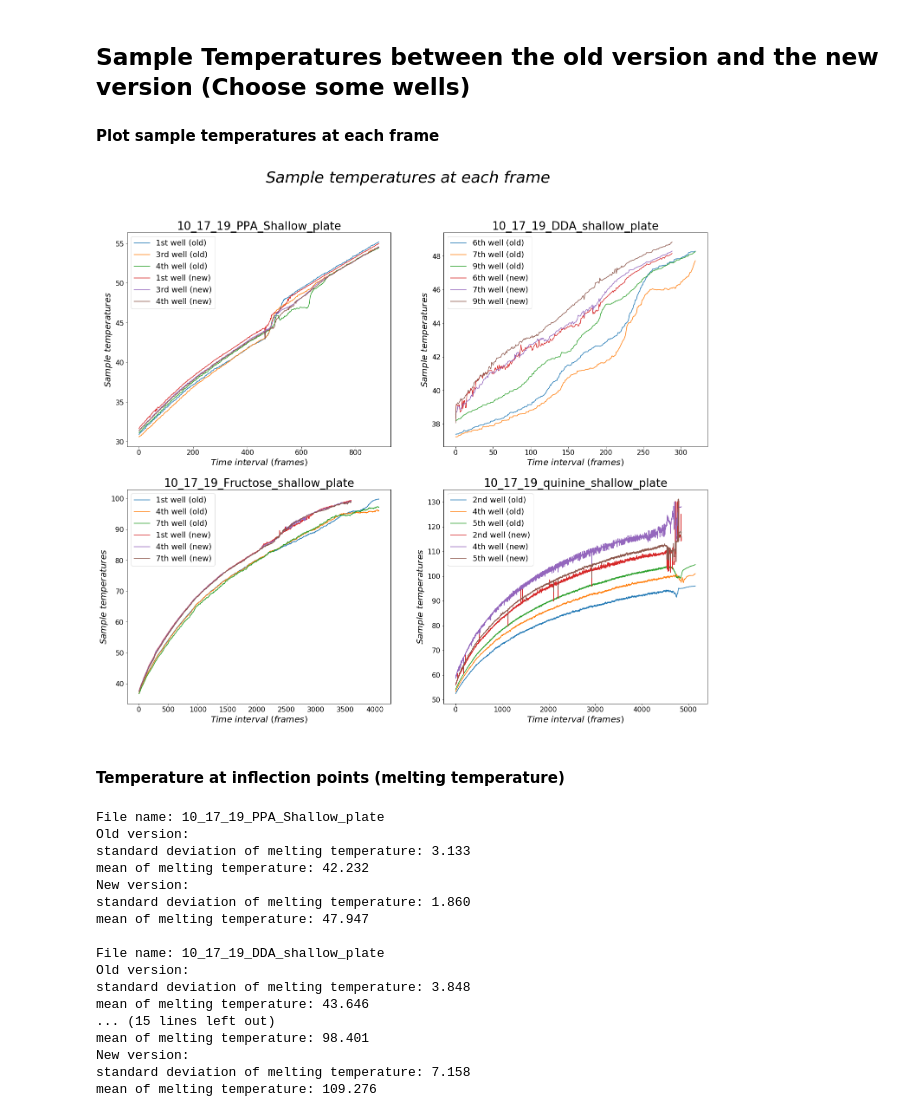
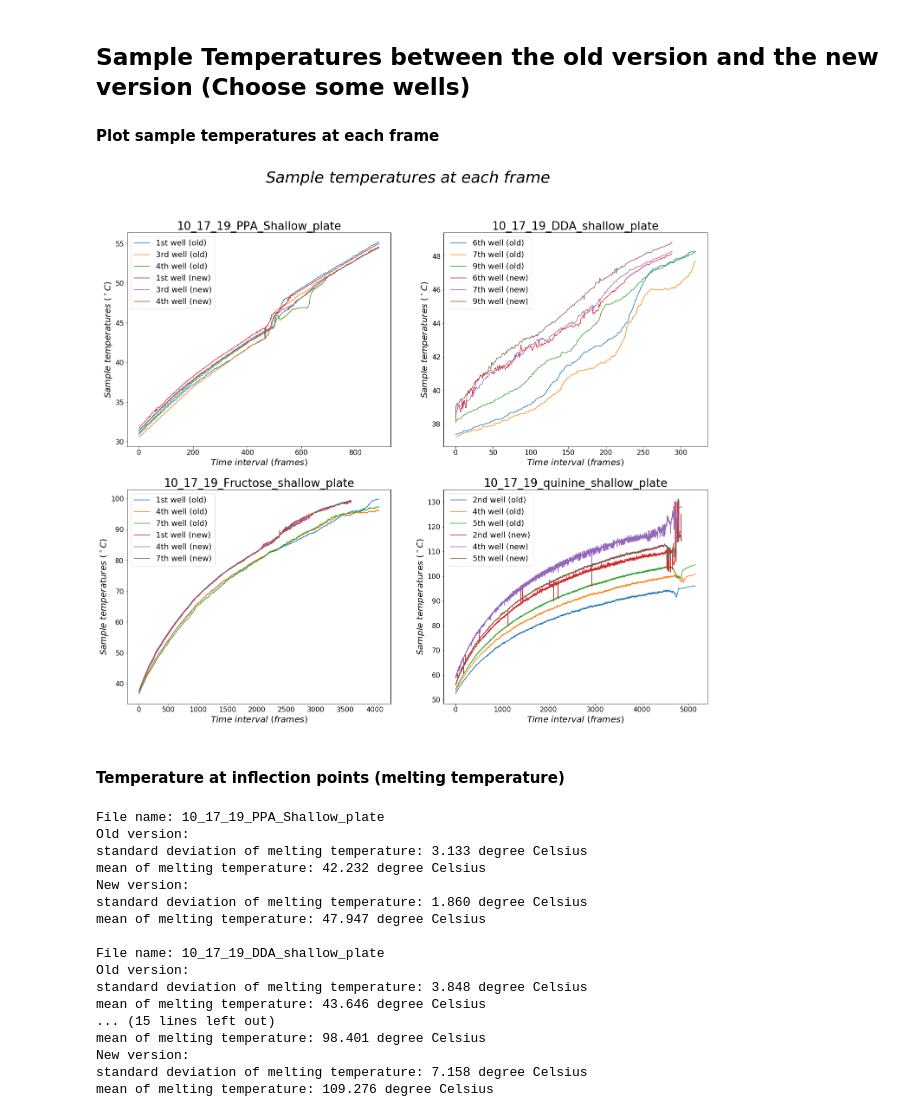
Before and after one commit to ng-git/musical-robot-ver2, a Jupyter notebook: Comparison.ipynb, the cells around one changed output. Cells and saved outputs as stored; diff of their text form; code cells hidden in the pictures.

```diff
--- a/Comparison.ipynb
+++ b/Comparison.ipynb
@@ -353,7 +335,7 @@ ax1.plot(range(len(s_temp_new_group[0][0])), s_temp_new_group[0][3], label='4th
 # ax1.plot(range(len(s_temp_new_group[0][0])), s_temp_new_group[0][8], label='9th well (new)')
 ax1.set_title("10_17_19_PPA_Shallow_plate", fontsize=26)
 ax1.set_xlabel("$Time$ $interval$ $(frames)$", fontsize=20)
-ax1.set_ylabel("$Sample$ $temperatures$", fontsize=20)
+ax1.set_ylabel("$Sample$ $temperatures$ $(^\circ C)$", fontsize=20)
 ax1.legend(fontsize=18, loc=2)
 ax1.xaxis.set_tick_params(labelsize=16)
 ax1.yaxis.set_tick_params(labelsize=16)
@@ -378,7 +360,7 @@ ax2.plot(range(len(s_temp_new_group[1][0])), s_temp_new_group[1][6], label='7th
 ax2.plot(range(len(s_temp_new_group[1][0])), s_temp_new_group[1][8], label='9th well (new)')
 ax2.set_title("10_17_19_DDA_shallow_plate", fontsize=26)
 ax2.set_xlabel("$Time$ $interval$ $(frames)$", fontsize=20)
-ax2.set_ylabel("$Sample$ $temperatures$", fontsize=20)
+ax2.set_ylabel("$Sample$ $temperatures$ $(^\circ C)$", fontsize=20)
 ax2.legend(fontsize=18, loc=2)
 ax2.xaxis.set_tick_params(labelsize=16)
 ax2.yaxis.set_tick_params(labelsize=16)
@@ -403,38 +385,38 @@ ax3.plot(range(len(s_temp_new_group[2][0])), s_temp_new_group[2][6], label='7th
 # ax3.plot(range(len(s_temp_new_group[2][0])), s_temp_new_group[2][8], label='9th well (new)')
 ax3.set_title("10_17_19_Fructose_shallow_plate", fontsize=26)
 ax3.set_xlabel("$Time$ $interval$ $(frames)$", fontsize=20)
-ax3.set_ylabel("$Sample$ $temperatures$", fontsize=20)
+ax3.set_ylabel("$Sample$ $temperatures$ $(^\circ C)$", fontsize=20)
 ax3.legend(fontsize=18, loc=2)
 ax3.xaxis.set_tick_params(labelsize=16)
 ax3.yaxis.set_tick_params(labelsize=16)
 ax4 = chosen_temp_figure.add_subplot(224)
 # ax4.plot(range(len(s_temp_old_group[3][0])), s_temp_old_group[3][0], label='1st well (old)')
 ax4.plot(range(len(s_temp_old_group[3][0])), s_temp_old_group[3][1], label='2nd well (old)')
 # ax4.plot(range(len(s_temp_old_group[3][0])), s_temp_old_group[3][2], label='3rd well (old)')
 ax4.plot(range(len(s_temp_old_group[3][0])), s_temp_old_group[3][3], label='4th well (old)')
 ax4.plot(range(len(s_temp_old_group[3][0])), s_temp_old_group[3][4], label='5th well (old)')
 # ax4.plot(range(len(s_temp_old_group[3][0])), s_temp_old_group[3][5], label='6th well (old)')
 # ax4.plot(range(len(s_temp_old_group[3][0])), s_temp_old_group[3][6], label='7th well (old)')
 # ax4.plot(range(len(s_temp_old_group[3][0])), s_temp_old_group[3][7], label='8th well (old)')
 # ax4.plot(range(len(s_temp_old_group[3][0])), s_temp_old_group[3][8], label='9th well (old)')
 # ax4.plot(range(len(s_temp_new_group[3][0])), s_temp_new_group[3][0], label='1st well (new)')
 ax4.plot(range(len(s_temp_new_group[3][0])), s_temp_new_group[3][1], label='2nd well (new)')
 # ax4.plot(range(len(s_temp_new_group[3][0])), s_temp_new_group[3][2], label='3rd well (new)')
 ax4.plot(range(len(s_temp_new_group[3][0])), s_temp_new_group[3][3], label='4th well (new)')
 ax4.plot(range(len(s_temp_new_group[3][0])), s_temp_new_group[3][4], label='5th well (new)')
 # ax4.plot(range(len(s_temp_new_group[3][0])), s_temp_new_group[3][5], label='6th well (new)')
 # ax4.plot(range(len(s_temp_new_group[3][0])), s_temp_new_group[3][6], label='7th well (new)')
 # ax4.plot(range(len(s_temp_new_group[3][0])), s_temp_new_group[3][7], label='8th well (new)')
 # ax4.plot(range(len(s_temp_new_group[3][0])), s_temp_new_group[3][8], label='9th well (new)')
 ax4.set_title("10_17_19_quinine_shallow_plate", fontsize=26)
 ax4.set_xlabel("$Time$ $interval$ $(frames)$", fontsize=20)
-ax4.set_ylabel("$Sample$ $temperatures$", fontsize=20)
+ax4.set_ylabel("$Sample$ $temperatures$ $(^\circ C)$", fontsize=20)
 ax4.legend(fontsize=18, loc=2)
 ax4.xaxis.set_tick_params(labelsize=16)
 ax4.yaxis.set_tick_params(labelsize=16)
 plt.show()
 # %% [output]
-[figure, old version]
+[figure, new version]
 # %% [markdown]
 #### Temperature at inflection points (melting temperature)
 # %%
@@ -462,27 +444,27 @@ tiff_group = ["10_17_19_PPA_Shallow_plate", "10_17_19_DDA_shallow_plate", "10_17
 for i in range(len(std_melt_temp_group)):
     print("File name: "+tiff_group[i])
     print("Old version:")
-    print("standard deviation of melting temperature: " + str('%.3f'%std_melt_temp_group[i]))
-    print("mean of melting temperature: " + str('%.3f'%mean_melt_temp_group[i]))
+    print("standard deviation of melting temperature: " + str('%.3f'%std_melt_temp_group[i]) + " degree Celsius")
+    print("mean of melting temperature: " + str('%.3f'%mean_melt_temp_group[i]) + " degree Celsius")
     print("New version:")
-    print("standard deviation of melting temperature: " + str('%.3f'%std_melt_temp_v2_group[i]))
-    print("mean of melting temperature: " + str('%.3f'%mean_melt_temp_v2_group[i]))
+    print("standard deviation of melting temperature: " + str('%.3f'%std_melt_temp_v2_group[i]) + " degree Celsius")
+    print("mean of melting temperature: " + str('%.3f'%mean_melt_temp_v2_group[i]) + " degree Celsius")
     print()
 # %% [output]
 File name: 10_17_19_PPA_Shallow_plate
 Old version:
-standard deviation of melting temperature: 3.133
-mean of melting temperature: 42.232
+standard deviation of melting temperature: 3.133 degree Celsius
+mean of melting temperature: 42.232 degree Celsius
 New version:
-standard deviation of melting temperature: 1.860
-mean of melting temperature: 47.947
+standard deviation of melting temperature: 1.860 degree Celsius
+mean of melting temperature: 47.947 degree Celsius
 
 File name: 10_17_19_DDA_shallow_plate
 Old version:
-standard deviation of melting temperature: 3.848
-mean of melting temperature: 43.646
+standard deviation of melting temperature: 3.848 degree Celsius
+mean of melting temperature: 43.646 degree Celsius
 ... (15 lines left out)
-mean of melting temperature: 98.401
+mean of melting temperature: 98.401 degree Celsius
 New version:
-standard deviation of melting temperature: 7.158
-mean of melting temperature: 109.276
+standard deviation of melting temperature: 7.158 degree Celsius
+mean of melting temperature: 109.276 degree Celsius
```
Also changed, not shown: parts of 7 cells of this notebook.
